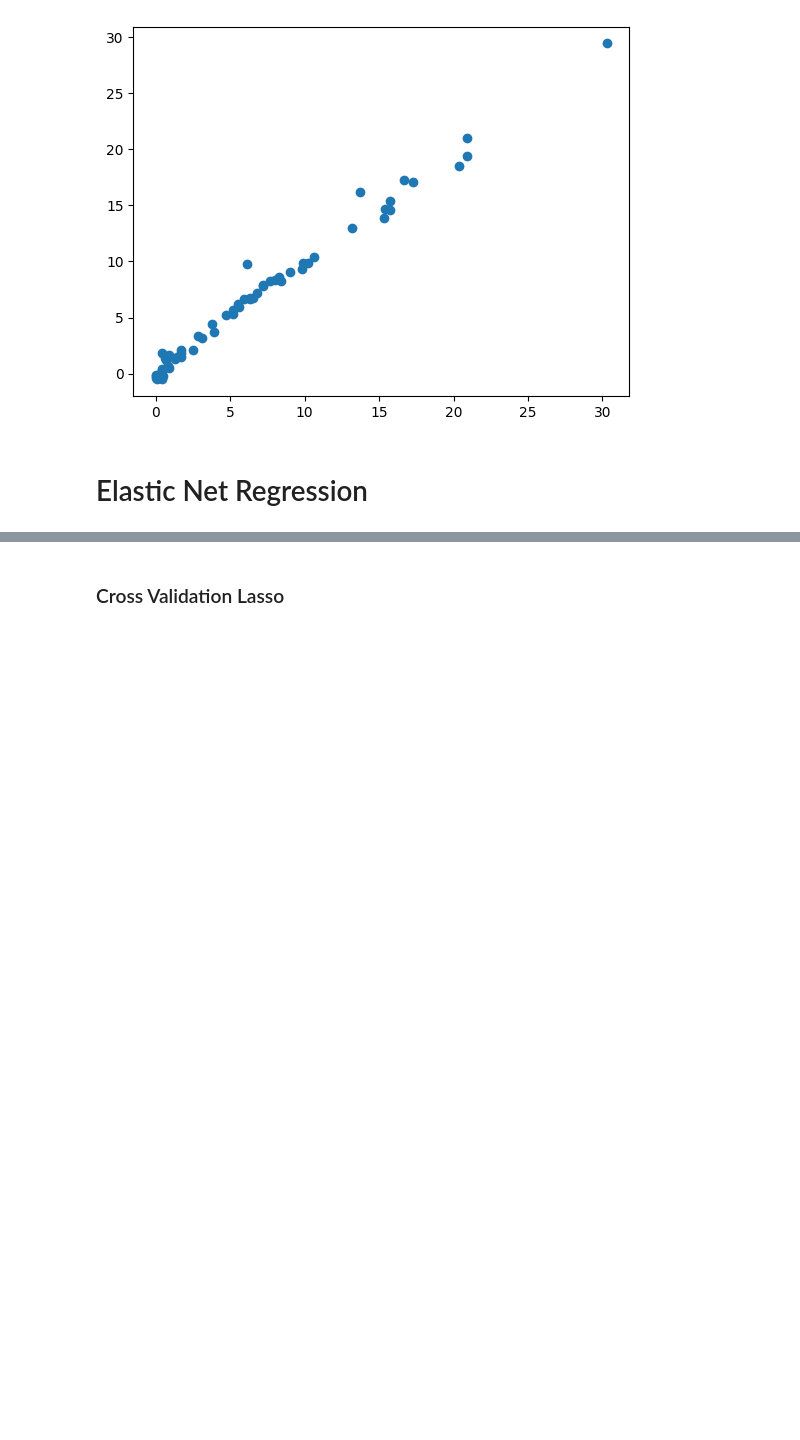
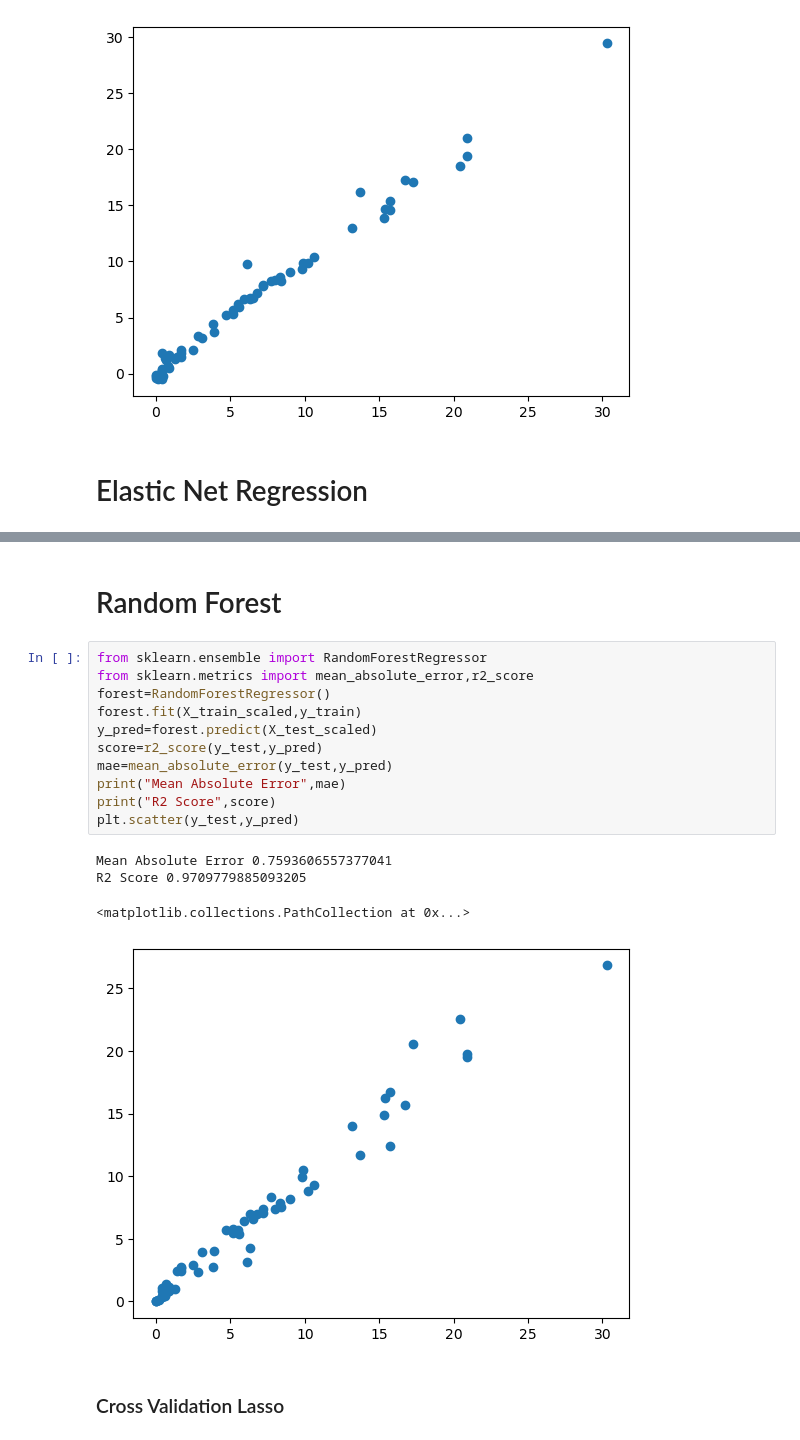
Before and after one commit to 1rishu0/Forest-Fires, a Jupyter notebook: notebooks/Model Training.ipynb, the cells around one changed output, grey strips where cells are left out. Drawn from its saved outputs; the diff is of its cells as text; blank space fills up the shorter version.

```diff
--- a/notebooks/Model Training.ipynb
+++ b/notebooks/Model Training.ipynb
@@ -257,3 +275,21 @@ R2 Score 0.8753460589519703
+# %% [markdown]
+# Random Forest
+# %%
+from sklearn.ensemble import RandomForestRegressor
+from sklearn.metrics import mean_absolute_error,r2_score
+forest=RandomForestRegressor()
+forest.fit(X_train_scaled,y_train)
+y_pred=forest.predict(X_test_scaled)
+score=r2_score(y_test,y_pred)
+mae=mean_absolute_error(y_test,y_pred)
+print("Mean Absolute Error",mae)
+print("R2 Score",score)
+plt.scatter(y_test,y_pred)
+# %% [output]
+Mean Absolute Error 0.7593606557377041
+R2 Score 0.9709779885093205
+<matplotlib.collections.PathCollection at 0x...>
+[figure, added]
 # %% [markdown]
 ### Cross Validation Lasso
 # %%
```
Also changed, not shown: parts of 11 cells of this notebook, 4 other files.
